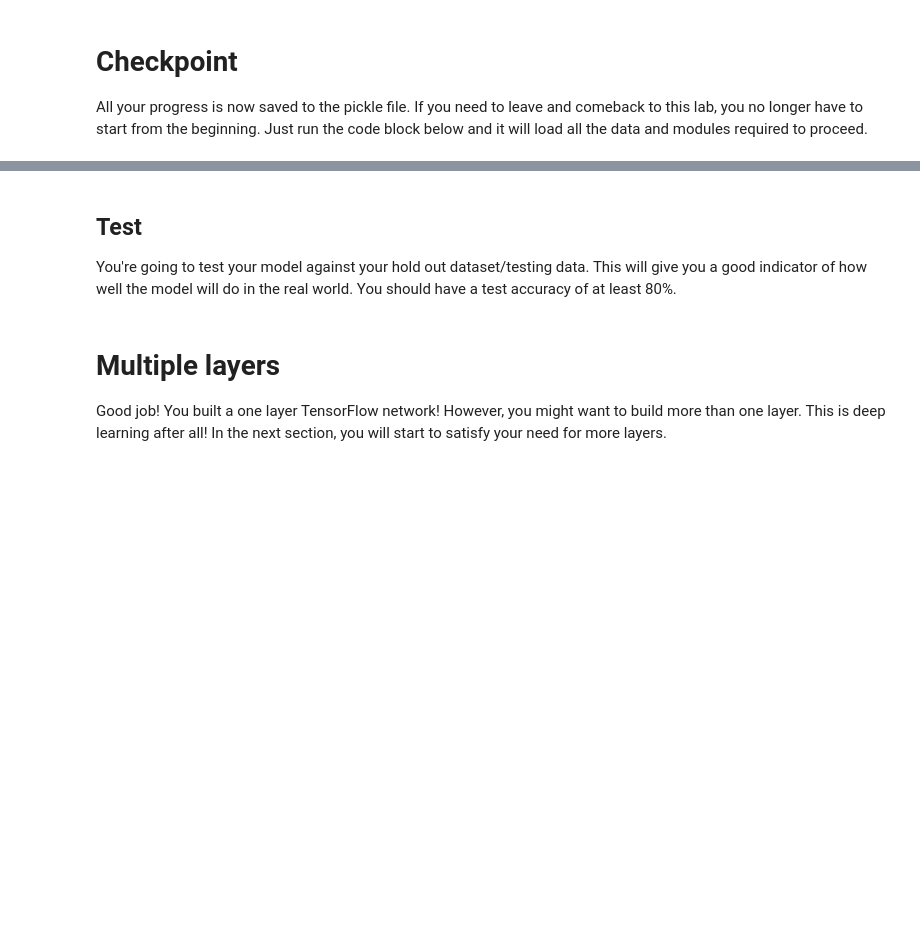
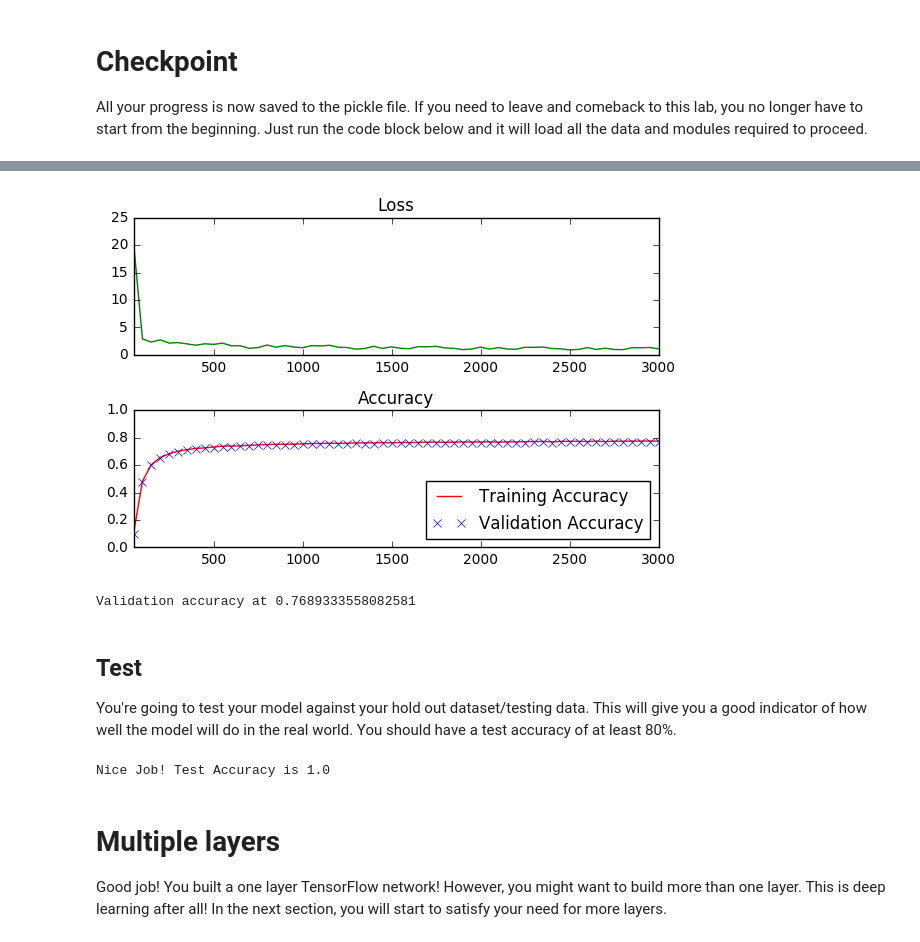
Before and after one commit to deanbudd/deep-learning, a Jupyter notebook: intro-to-tensorflow/intro_to_tensorflow.ipynb, the cells around one changed output, grey strips where cells are left out. Saved outputs shown, nothing was run; the diff lists cells and outputs as text; code cells hidden in the pictures; blank space fills up the shorter version.

```diff
--- a/intro-to-tensorflow/intro_to_tensorflow.ipynb
+++ b/intro-to-tensorflow/intro_to_tensorflow.ipynb
@@ -346,11 +366,11 @@ The code will print out a Loss and Accuracy graph, so you can see how well the n
 *If you're having trouble solving problem 3, you can view the solution [here](intro_to_tensorflow_solution.ipynb).*
 # %%
 # Change if you have memory restrictions
-batch_size = 128
+batch_size = 256
 
 # TODO: Find the best parameters for each configuration
-# epochs =
-# learning_rate =
+epochs = 5
+learning_rate = 0.2
 
 
 
@@ -393,33 +413,36 @@ with tf.Session() as session:
             if not batch_i % log_batch_step:
                 # Calculate Training and Validation accuracy
                 training_accuracy = session.run(accuracy, feed_dict=train_feed_dict)
                 validation_accuracy = session.run(accuracy, feed_dict=valid_feed_dict)
 
                 # Log batches
                 previous_batch = batches[-1] if batches else 0
                 batches.append(log_batch_step + previous_batch)
                 loss_batch.append(l)
                 train_acc_batch.append(training_accuracy)
                 valid_acc_batch.append(validation_accuracy)
 
         # Check accuracy against Validation data
         validation_accuracy = session.run(accuracy, feed_dict=valid_feed_dict)
 
 loss_plot = plt.subplot(211)
 loss_plot.set_title('Loss')
 loss_plot.plot(batches, loss_batch, 'g')
 loss_plot.set_xlim([batches[0], batches[-1]])
 acc_plot = plt.subplot(212)
 acc_plot.set_title('Accuracy')
 acc_plot.plot(batches, train_acc_batch, 'r', label='Training Accuracy')
 acc_plot.plot(batches, valid_acc_batch, 'x', label='Validation Accuracy')
 acc_plot.set_ylim([0, 1.0])
 acc_plot.set_xlim([batches[0], batches[-1]])
 acc_plot.legend(loc=4)
 plt.tight_layout()
 plt.show()
 
 print('Validation accuracy at {}'.format(validation_accuracy))
+# %% [output]
+[figure, added]
+Validation accuracy at 0.7689333558082581
 # %% [markdown]
 ## Test
 You're going to test your model against your hold out dataset/testing data.  This will give you a good indicator of how well the model will do in the real world.  You should have a test accuracy of at least 80%.
@@ -454,6 +477,8 @@ with tf.Session() as session:
 
 assert test_accuracy >= 0.80, 'Test accuracy at {}, should be equal to or greater than 0.80'.format(test_accuracy)
 print('Nice Job! Test Accuracy is {}'.format(test_accuracy))
+# %% [output]
+Nice Job! Test Accuracy is 1.0
 # %% [markdown]
 # Multiple layers
 Good job!  You built a one layer TensorFlow network!  However, you might want to build more than one layer.  This is deep learning after all!  In the next section, you will start to satisfy your need for more layers.
```
Also changed, not shown: parts of 10 cells of this notebook.
